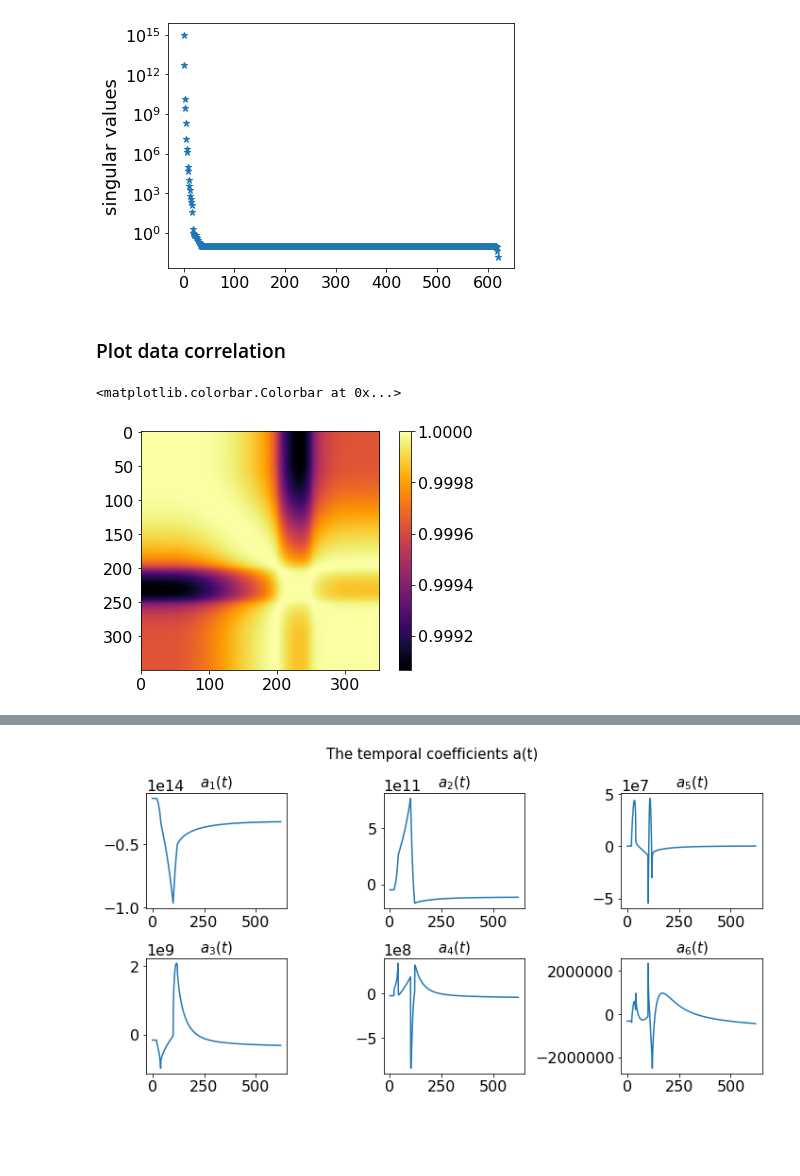
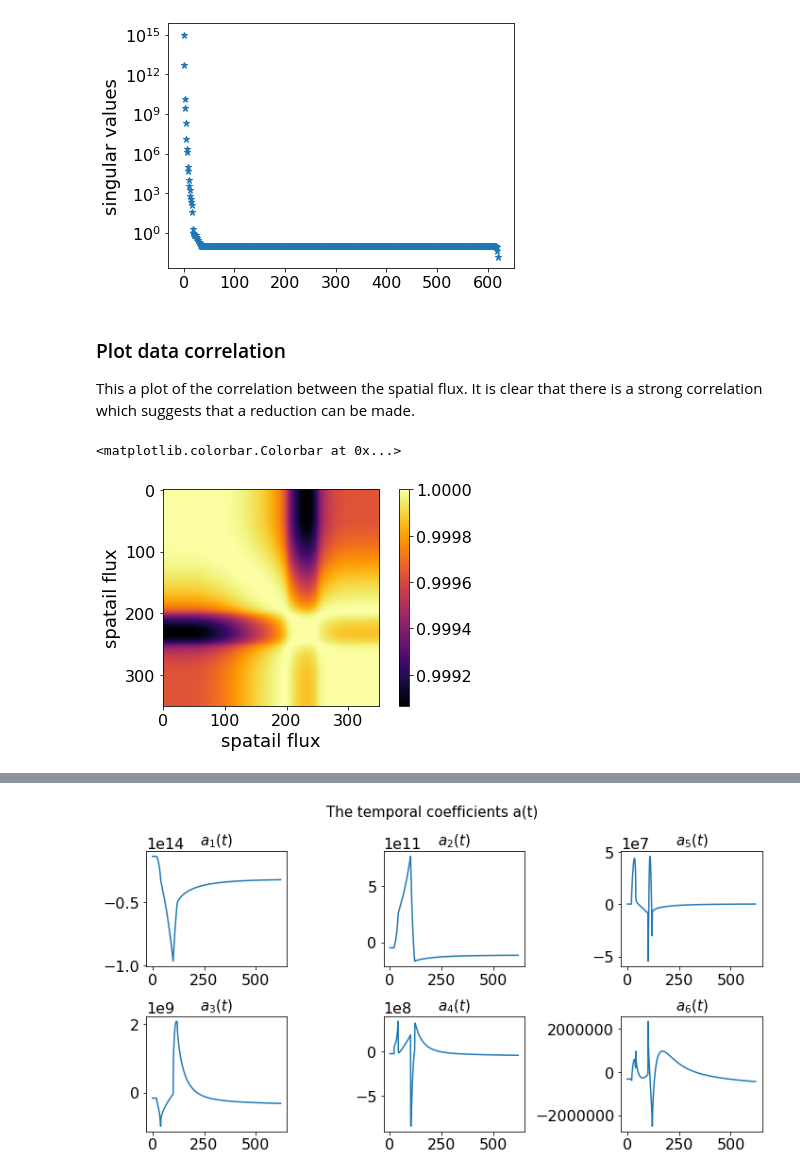
Before and after one commit to Relzohery/statistics713-project, a Jupyter notebook: scripts/Data_Driven_Neutroinic_Transient_Surrogate_Model.ipynb, the cells around one changed output, grey strips where cells are left out. Cells and saved outputs as stored; diff of their text form; code cells hidden in the pictures; blank space fills up the shorter version.

Commit message:
updated tutorial and added plot setting

```diff
--- a/scripts/Data_Driven_Neutroinic_Transient_Surrogate_Model.ipynb
+++ b/scripts/Data_Driven_Neutroinic_Transient_Surrogate_Model.ipynb
@@ -94,11 +110,16 @@ plt.ylabel('singular values')
 # %% [output]
 Text(0, 0.5, 'singular values')
 [figure]
-# %% [markdown]
-### Plot data correlation
+# %% [markdown]
+### Plot data correlation
+This a plot of the correlation between the spatial flux. It is clear that there is a strong correlation which
+suggests that a reduction can be made.
 # %%
 plt.imshow(np.corrcoef(flux[Ncells:, :]), cmap='inferno')
+plt.xlabel('spatail flux')
+plt.ylabel('spatail flux')
+
 plt.colorbar()
 # %% [output]
 <matplotlib.colorbar.Colorbar at 0x...>
-[figure, old version]
+[figure, new version]
```
Also changed, not shown: parts of 28 cells of this notebook, 1 other file.
